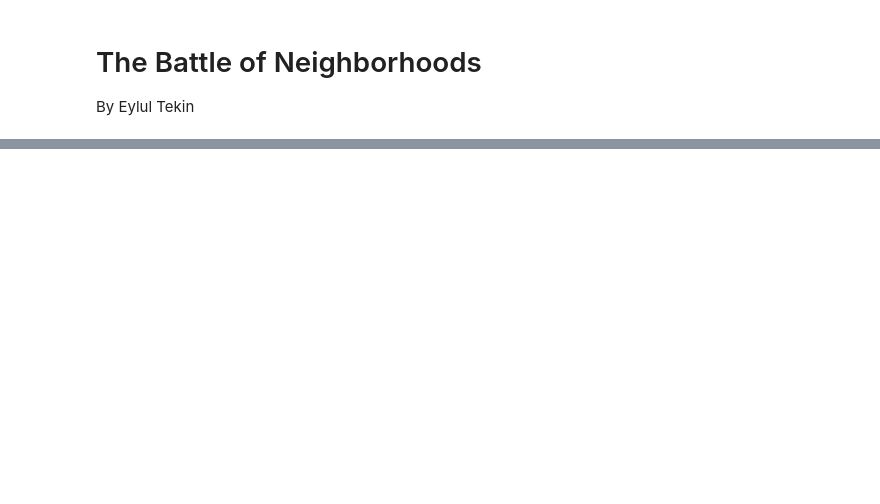
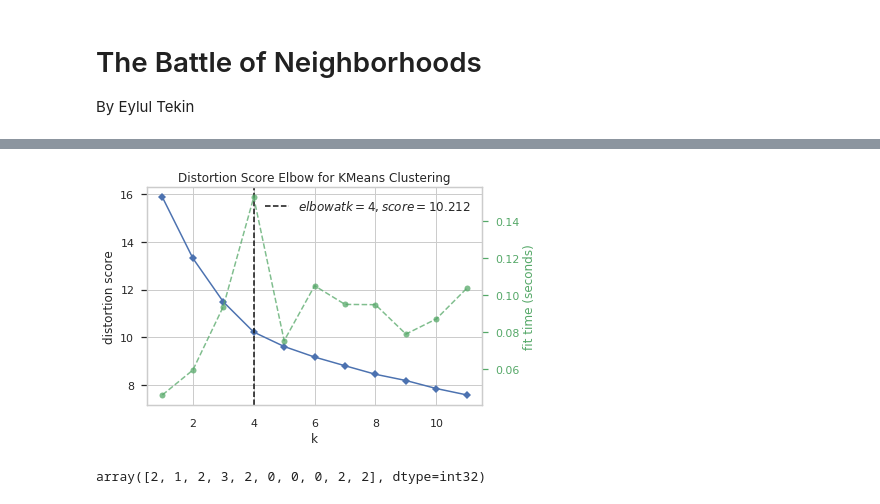
Before and after one commit to eetekin/Coursera_Capstone, a Jupyter notebook: 4-1-Battle-of-Neighborhoods-Assignment.ipynb, the cells around one changed output, grey strips where cells are left out. Drawn from its saved outputs; the diff is of its cells as text; code cells hidden in the pictures; blank space fills up the shorter version.

```diff
--- a/4-1-Battle-of-Neighborhoods-Assignment.ipynb
+++ b/4-1-Battle-of-Neighborhoods-Assignment.ipynb
@@ -42,0 +575,12 @@ Then using neighborhood and location data, I will get the services of Foursquare
+# %%
+for i, neig in zip(range(0,len(CHI_neig['Neighborhood'])), CHI_neig['Neighborhood']):
+    address = '{}, Chicago, Illinois'.format(CHI_neig['Neighborhood'][i])
+    try:
+        geolocator = Nominatim(user_agent="sf_explorer")
+        location = geolocator.geocode(address)
+        CHI_neig.loc[i,"Location"] = str(location)
+        CHI_neig.loc[i,"Latitude"] = location.latitude
+        CHI_neig.loc[i,"Longitude"] = location.longitude
+    except AttributeError:
+        continue
+CHI_neig.head(10)
@@ -42,0 +601,6 @@ Then using neighborhood and location data, I will get the services of Foursquare
+# %%
+#ensure that each row includes Chicago within its location
+CHI_neig = CHI_neig[CHI_neig["Location"].str.contains('Chicago')]
+CHI_neig.reset_index(drop=True, inplace = True)
+CHI_neig.drop('Location', axis  = 1, inplace = True)
+#CHI_neig.head()
@@ -42,0 +612,4 @@ Then using neighborhood and location data, I will get the services of Foursquare
+# %%
+#Let's create Chicago dataframe using Foursquare API
+CHI_venues = getNearbyVenues(names=CHI_neig['Neighborhood'], latitudes=CHI_neig['Latitude'],
+                             longitudes=CHI_neig['Longitude'])
@@ -42,0 +803,6 @@ Then using neighborhood and location data, I will get the services of Foursquare
+# %%
+#one hot encoding for cluster analysis
+CHI_onehot = pd.get_dummies(CHI_venues[['Venue Category']], prefix="", prefix_sep="")
+CHI_onehot['Neighborhood'] = CHI_venues['Neighborhood']
+CHI_grouped = CHI_onehot.groupby('Neighborhood').mean().reset_index()
+CHI_grouped.head(2)
@@ -42,0 +1016,15 @@ Then using neighborhood and location data, I will get the services of Foursquare
+# %%
+#The elbow method
+CHI_grouped_clustering = CHI_grouped.drop('Neighborhood', 1)
+plt.figure(figsize=(6,4))
+CHI_model = KMeans(random_state=1)
+visualizer = KElbowVisualizer(CHI_model, k=(1,12)).fit(CHI_grouped_clustering).show()  # Fit the data to the visualizer
+# %% [output]
+[figure, added]
+# %%
+#Conduct the cluster analysis using the optimum number
+kclusters = 4 # set number of clusters
+CHI_kmeans = KMeans(n_clusters=kclusters, random_state=1).fit(CHI_grouped_clustering) # run k-means clustering
+CHI_kmeans.labels_[0:10] # check cluster labels generated for each row in the dataframe
+# %% [output]
+array([2, 1, 2, 3, 2, 0, 0, 0, 2, 2], dtype=int32)
```
Also changed, not shown: parts of 127 cells of this notebook.
